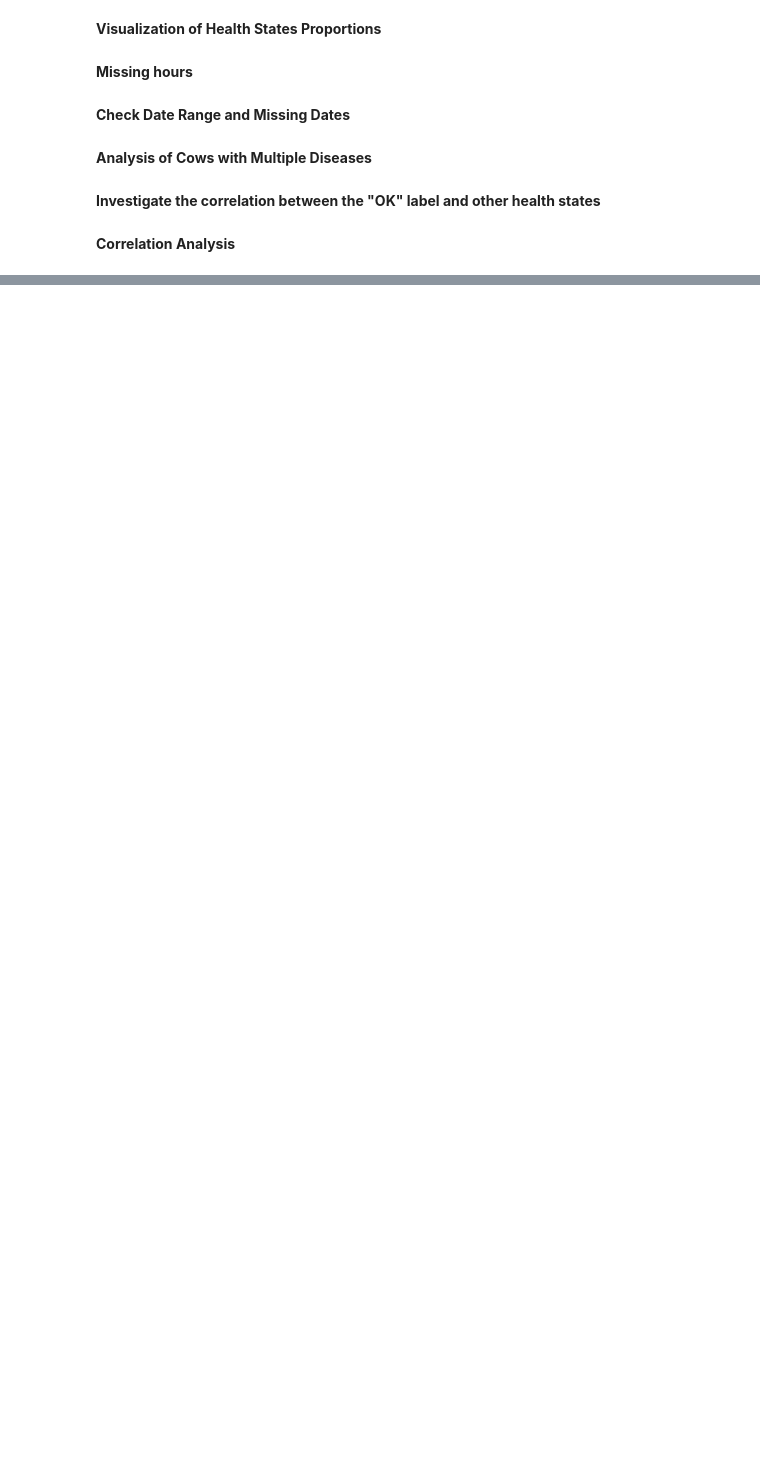
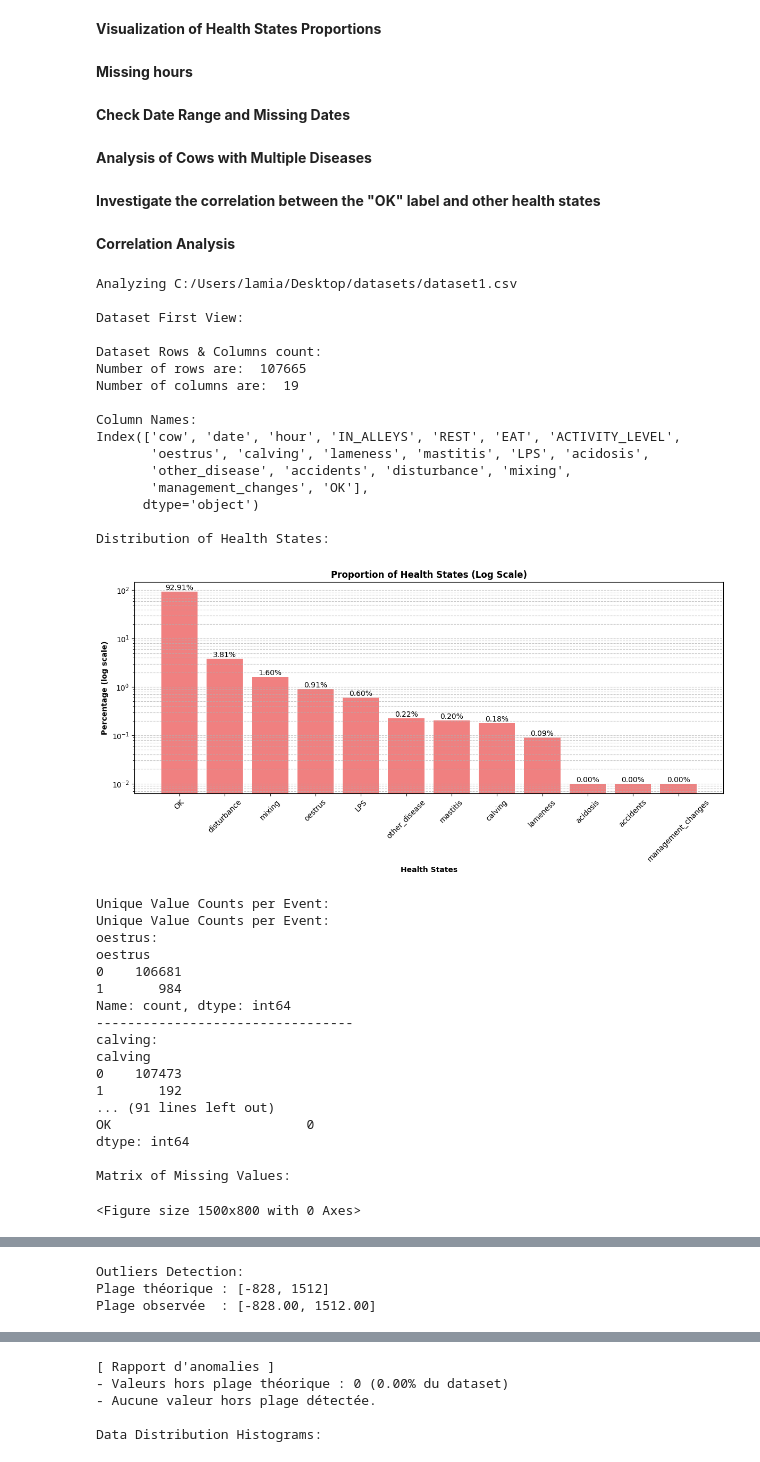
Before and after one commit to lamiabelhadj/cows_welfare_internship, a Jupyter notebook: EDA/EDA_function_based.ipynb, the cells around one changed output, grey strips where cells are left out. Saved outputs shown, nothing was run; the diff lists cells and outputs as text; code cells hidden in the pictures; blank space fills up the shorter version.

```diff
--- a/EDA/EDA_function_based.ipynb
+++ b/EDA/EDA_function_based.ipynb
@@ -59,8 +59,7 @@ def plot_health_states_distribution(df):
     health_percent = (health_counts / total) * 100
 
     safe_health_percent = health_percent.copy()
-    perspective
-safe_health_percent[safe_health_percent == 0] = 0.01
+    safe_health_percent[safe_health_percent == 0] = 0.01
 
     plt.figure(figsize=(12, 6))
     bars = plt.bar(safe_health_percent.index, safe_health_percent.values, color='lightcoral')
@@ -411,7 +410,9 @@ def plot_phi_correlation(df):
         print("Columns 'oestrus' or 'OK' not found in the dataset.")
 # %%
 
-datasets = ['dataset1.csv', 'dataset2.csv', 'dataset3.csv', 'dataset4.csv']
+datasets = [r"C:/Users/lamia/Desktop/datasets/dataset1.csv","C:/Users/lamia/Desktop/datasets/dataset2.csv","C:/Users/lamia/Desktop/datasets/dataset3.csv", "C:/Users/lamia/Desktop/datasets/truncated_dataset4.csv"]
+# datasets = [r"C:/Users/lamia/Desktop/datasets/dataset1.csv"]
+
 for file_path in datasets:
     print(f"\nAnalyzing {file_path}")
     df = load_dataset(file_path)
@@ -429,30 +430,66 @@ for file_path in datasets:
     print("\nNumber of Unique Cows:")
     count_unique_cows(df)
     print("\nCow IDs:")
     display_cow_ids(df)
     print("\nDuplicate Values:")
     check_duplicates(df)
     print("\nMissing Values:")
     print(check_missing_values(df))
     print("\nMatrix of Missing Values:")
     plot_missing_values_matrix(file_path)
     print("\nOutliers Detection:")
     detect_and_plot_outliers(df)
     print("\nData Distribution Histograms:")
     plot_histograms(df)
     print("\nHealth States Proportions:")
     plot_health_states_proportions(file_path)
     print("\nMissing Hours:")
     plot_missing_hours(file_path)
     print("\nDate Range and Missing Dates:")
     check_date_range(df)
     print("\nAnalysis of Cows with Multiple Diseases:")
     analyze_multiple_diseases(df)
     print("\nOK Label Consistency Check:")
     check_ok_label_consistency(df)
     print("\nCorrelation Analysis:")
     perform_correlation_analysis(df)
     print("\nPoint-Biserial Correlation Plot:")
     plot_point_biserial_correlation(df)
     print("\nPhi Correlation:")
     plot_phi_correlation(df)
+# %% [output]
+Analyzing C:/Users/lamia/Desktop/datasets/dataset1.csv
+
+Dataset First View:
+
+Dataset Rows & Columns count:
+Number of rows are:  107665
+Number of columns are:  19
+
+Column Names:
+Index(['cow', 'date', 'hour', 'IN_ALLEYS', 'REST', 'EAT', 'ACTIVITY_LEVEL',
+       'oestrus', 'calving', 'lameness', 'mastitis', 'LPS', 'acidosis',
+       'other_disease', 'accidents', 'disturbance', 'mixing',
+       'management_changes', 'OK'],
+      dtype='object')
+
+Distribution of Health States:
+[figure, added]
+Unique Value Counts per Event:
+Unique Value Counts per Event:
+oestrus:
+oestrus
+0    106681
+1       984
+Name: count, dtype: int64
+---------------------------------
+calving:
+calving
+0    107473
+1       192
+... (91 lines left out)
+OK                         0
+dtype: int64
+
+Matrix of Missing Values:
+<Figure size 1500x800 with 0 Axes>
@@ -458,0 +497,3 @@ for file_path in datasets:
+Outliers Detection:
+Plage théorique : [-828, 1512]
+Plage observée  : [-828.00, 1512.00]
@@ -458,0 +501,5 @@ for file_path in datasets:
+[ Rapport d'anomalies ]
+- Valeurs hors plage théorique : 0 (0.00% du dataset)
+- Aucune valeur hors plage détectée.
+
+Data Distribution Histograms:
```
Also changed, not shown: parts of 1 cell of this notebook, 1 other file.
